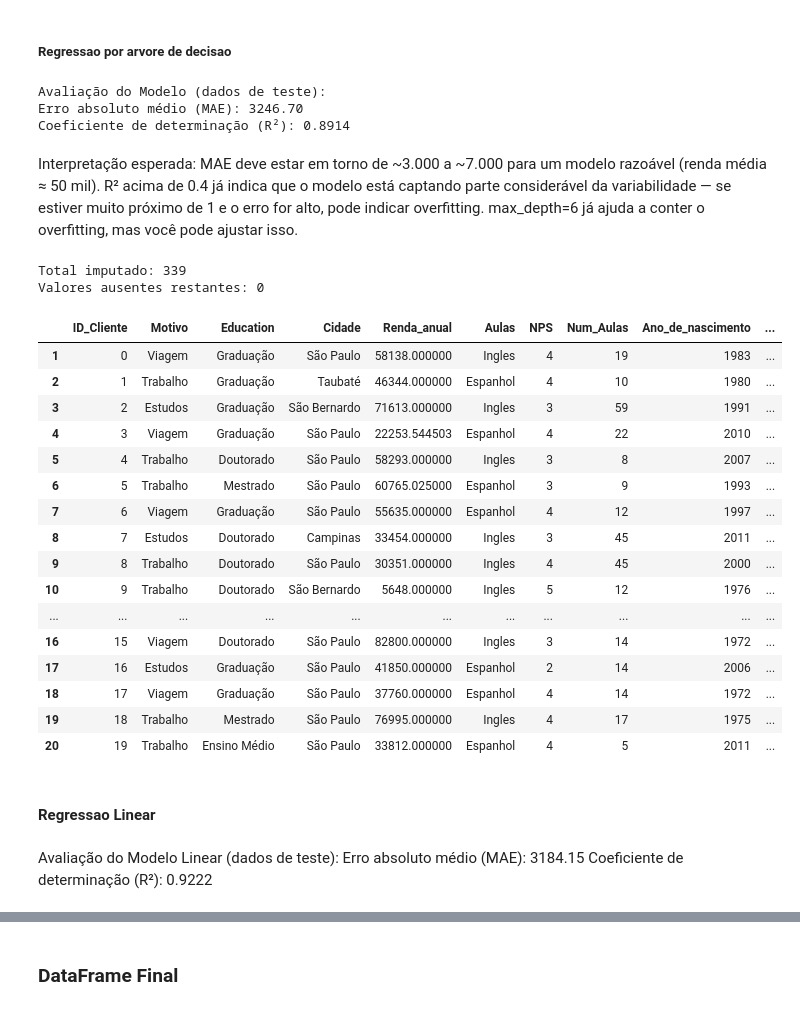
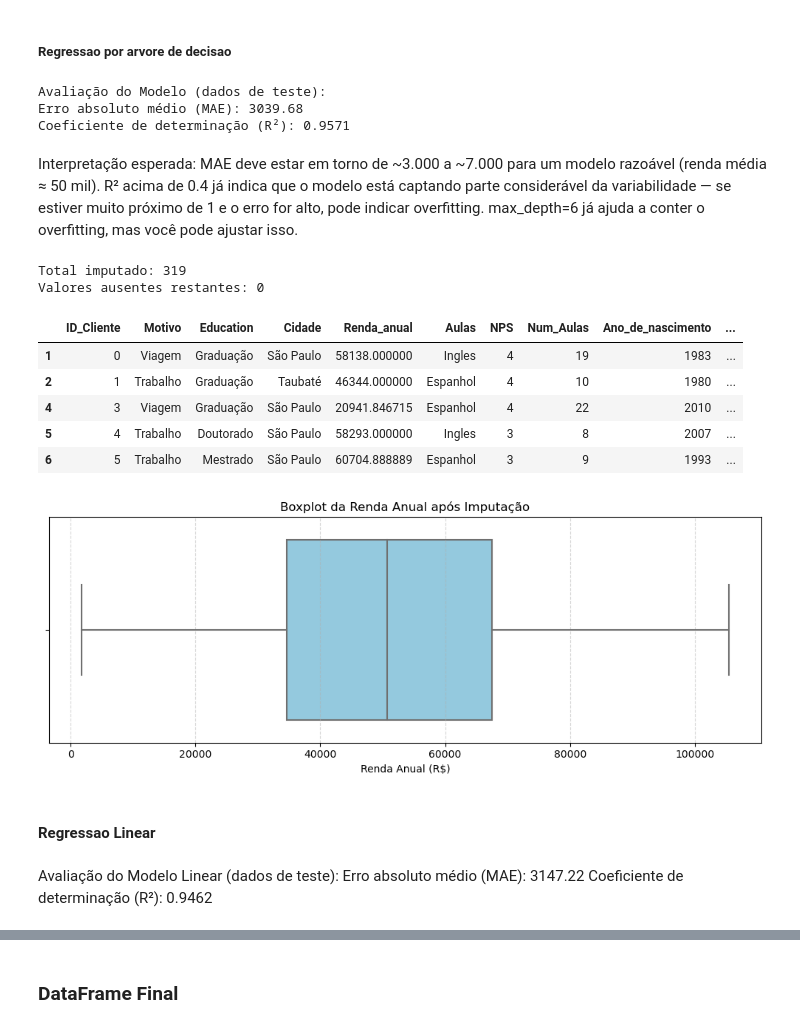
Before and after one commit to liviagcarvalho/LinguasI-Analise-Exploratoria, a Jupyter notebook: limpeza.ipynb, the cells around one changed output, grey strips where cells are left out. Drawn from its saved outputs; the diff is of its cells as text; code cells hidden in the pictures.

```diff
--- a/limpeza.ipynb
+++ b/limpeza.ipynb
@@ -326,10 +326,14 @@ Exemplo de registros com múltiplos outliers:
 [figure]
 # %%
 # Criar novo DataFrame sem nenhum outlier
-df_sem_outliers = df[outlier_flags["total_outlier_flags"] == 0].copy()
+# Substitui df original pela versão sem outliers
+df = df[outlier_flags["total_outlier_flags"] == 0].copy()
+
 
 # Garantir que todas as variáveis numéricas estão corretamente identificadas
-variaveis_numericas_sem_outlier = df_sem_outliers.select_dtypes(include=["float64", "int64", "Int64"]).columns
+variaveis_numericas_sem_outlier = df.select_dtypes(include=["float64", "int64", "Int64"]).columns
+
+
 
 # from scipy.stats.mstats import winsorize
 
@@ -342,7 +346,7 @@ variaveis_numericas_sem_outlier = df_sem_outliers.select_dtypes(include=["float6
 # Gerar boxplot para cada variável numérica (sem outliers)
 for coluna in variaveis_numericas_sem_outlier:
     plt.figure(figsize=(6, 1.5))
-    plt.boxplot(df_sem_outliers[coluna].dropna(), vert=False)
+    plt.boxplot(df[coluna].dropna(), vert=False)
     plt.title(f"Boxplot - {coluna} (sem outliers)")
     plt.tight_layout()
     plt.show()
@@ -770,8 +773,8 @@ print(f"Erro absoluto médio (MAE): {mae:.2f}")
 print(f"Coeficiente de determinação (R²): {r2:.4f}")
 # %% [output]
 Avaliação do Modelo (dados de teste):
-Erro absoluto médio (MAE): 3246.70
-Coeficiente de determinação (R²): 0.8914
+Erro absoluto médio (MAE): 3039.68
+Coeficiente de determinação (R²): 0.9571
 # %% [markdown]
 Interpretação esperada:
 MAE deve estar em torno de ~3.000 a ~7.000 para um modelo razoável (renda média ≈ 50 mil).
@@ -780,36 +783,42 @@ max_depth=6 já ajuda a conter o overfitting, mas você pode ajustar isso.
 # %%
 # Previsao dos valores ausentes com base no modelo treinado
 df_null = df[df["Renda_anual"].isnull()].copy()
 X_null = df_null[features]
 predicted_values = model.predict(X_null)
 
 df.loc[df["Renda_anual"].isnull(), "Renda_anual"] = predicted_values
 
 print(f"Total imputado: {len(predicted_values)}")
 print(f"Valores ausentes restantes: {df['Renda_anual'].isnull().sum()}")
 
 
-df.head(20)
+df.head()
 # %% [output]
-Total imputado: 339
+Total imputado: 319
 Valores ausentes restantes: 0
 |  | ID_Cliente | Motivo | Education | Cidade | Renda_anual | Aulas | NPS | Num_Aulas | Ano_de_nascimento | ... |
 | 1 | 0 | Viagem | Graduação | São Paulo | 58138.000000 | Ingles | 4 | 19 | 1983 | ... |
 | 2 | 1 | Trabalho | Graduação | Taubaté | 46344.000000 | Espanhol | 4 | 10 | 1980 | ... |
-| 3 | 2 | Estudos | Graduação | São Bernardo | 71613.000000 | Ingles | 3 | 59 | 1991 | ... |
-| 4 | 3 | Viagem | Graduação | São Paulo | 22253.544503 | Espanhol | 4 | 22 | 2010 | ... |
+| 4 | 3 | Viagem | Graduação | São Paulo | 20941.846715 | Espanhol | 4 | 22 | 2010 | ... |
 | 5 | 4 | Trabalho | Doutorado | São Paulo | 58293.000000 | Ingles | 3 | 8 | 2007 | ... |
-| 6 | 5 | Trabalho | Mestrado | São Paulo | 60765.025000 | Espanhol | 3 | 9 | 1993 | ... |
-| 7 | 6 | Viagem | Graduação | São Paulo | 55635.000000 | Espanhol | 4 | 12 | 1997 | ... |
-| 8 | 7 | Estudos | Doutorado | Campinas | 33454.000000 | Ingles | 3 | 45 | 2011 | ... |
-| 9 | 8 | Trabalho | Doutorado | São Paulo | 30351.000000 | Ingles | 4 | 45 | 2000 | ... |
-| 10 | 9 | Trabalho | Doutorado | São Bernardo | 5648.000000 | Ingles | 5 | 12 | 1976 | ... |
-| ... | ... | ... | ... | ... | ... | ... | ... | ... | ... | ... |
-| 16 | 15 | Viagem | Doutorado | São Paulo | 82800.000000 | Ingles | 3 | 14 | 1972 | ... |
-| 17 | 16 | Estudos | Graduação | São Paulo | 41850.000000 | Espanhol | 2 | 14 | 2006 | ... |
-| 18 | 17 | Viagem | Graduação | São Paulo | 37760.000000 | Espanhol | 4 | 14 | 1972 | ... |
-| 19 | 18 | Trabalho | Mestrado | São Paulo | 76995.000000 | Ingles | 4 | 17 | 1975 | ... |
-| 20 | 19 | Trabalho | Ensino Médio | São Paulo | 33812.000000 | Espanhol | 4 | 5 | 2011 | ... |
+| 6 | 5 | Trabalho | Mestrado | São Paulo | 60704.888889 | Espanhol | 3 | 9 | 1993 | ... |
+# %%
+import matplotlib.pyplot as plt
+import seaborn as sns
+
+# Garantir que a coluna esteja numérica
+df["Renda_anual"] = pd.to_numeric(df["Renda_anual"], errors="coerce")
+
+# Criar boxplot da distribuição final da renda
+plt.figure(figsize=(10, 4))
+sns.boxplot(x=df["Renda_anual"], color="skyblue")
+plt.title("Boxplot da Renda Anual após Imputação")
+plt.xlabel("Renda Anual (R$)")
+plt.grid(axis="x", linestyle="--", alpha=0.5)
+plt.tight_layout()
+plt.show()
+# %% [output]
+[figure, added]
 # %% [markdown]
 #### Regressao Linear
 # %%
@@ -849,5 +858,5 @@ Valores ausentes restantes: 0
 # print(f"Coeficiente de determinação (R²): {r2:.4f}")
 # %% [markdown]
 Avaliação do Modelo Linear (dados de teste):
-Erro absoluto médio (MAE): 3184.15
-Coeficiente de determinação (R²): 0.9222
+Erro absoluto médio (MAE): 3147.22
+Coeficiente de determinação (R²): 0.9462
```
Also changed, not shown: parts of 11 cells of this notebook, 2 other files.
